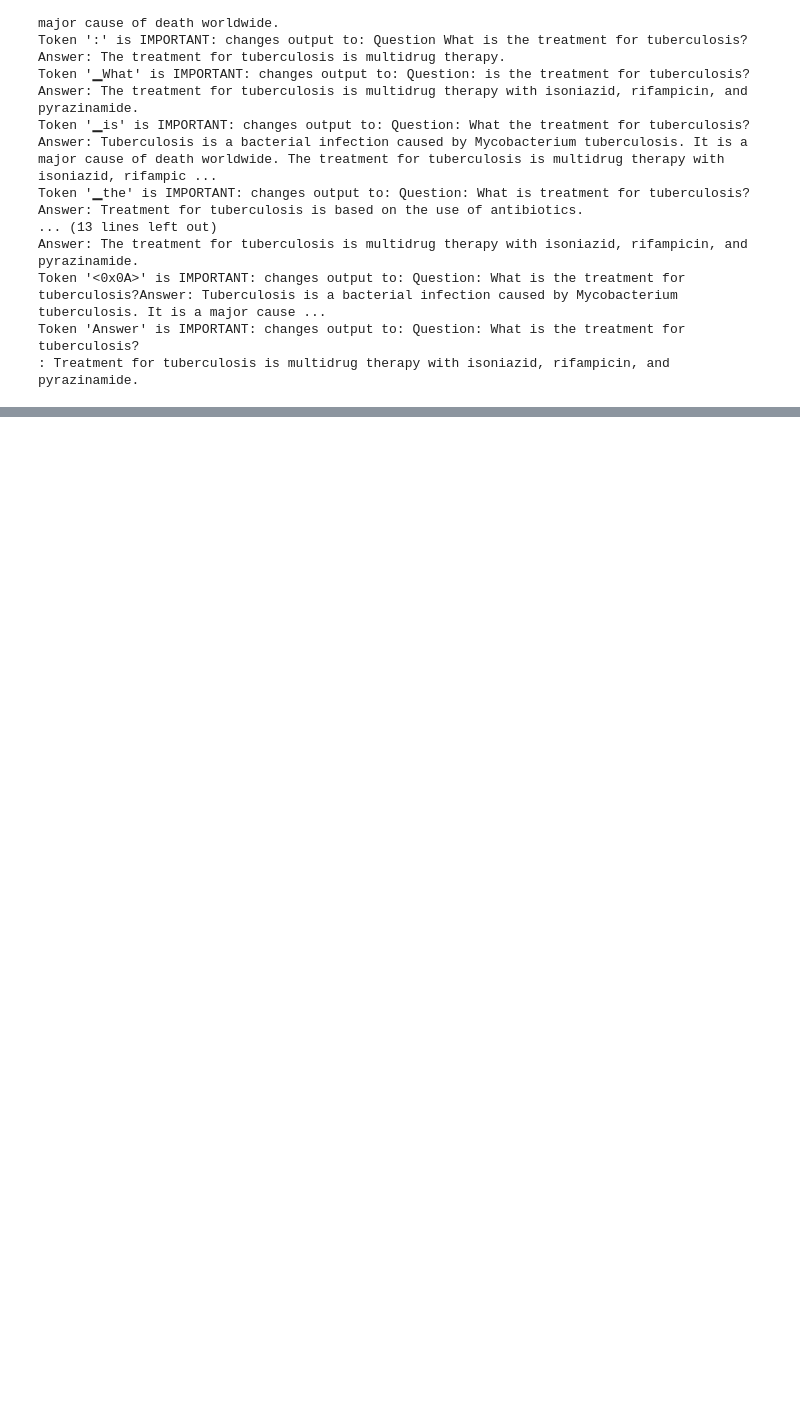
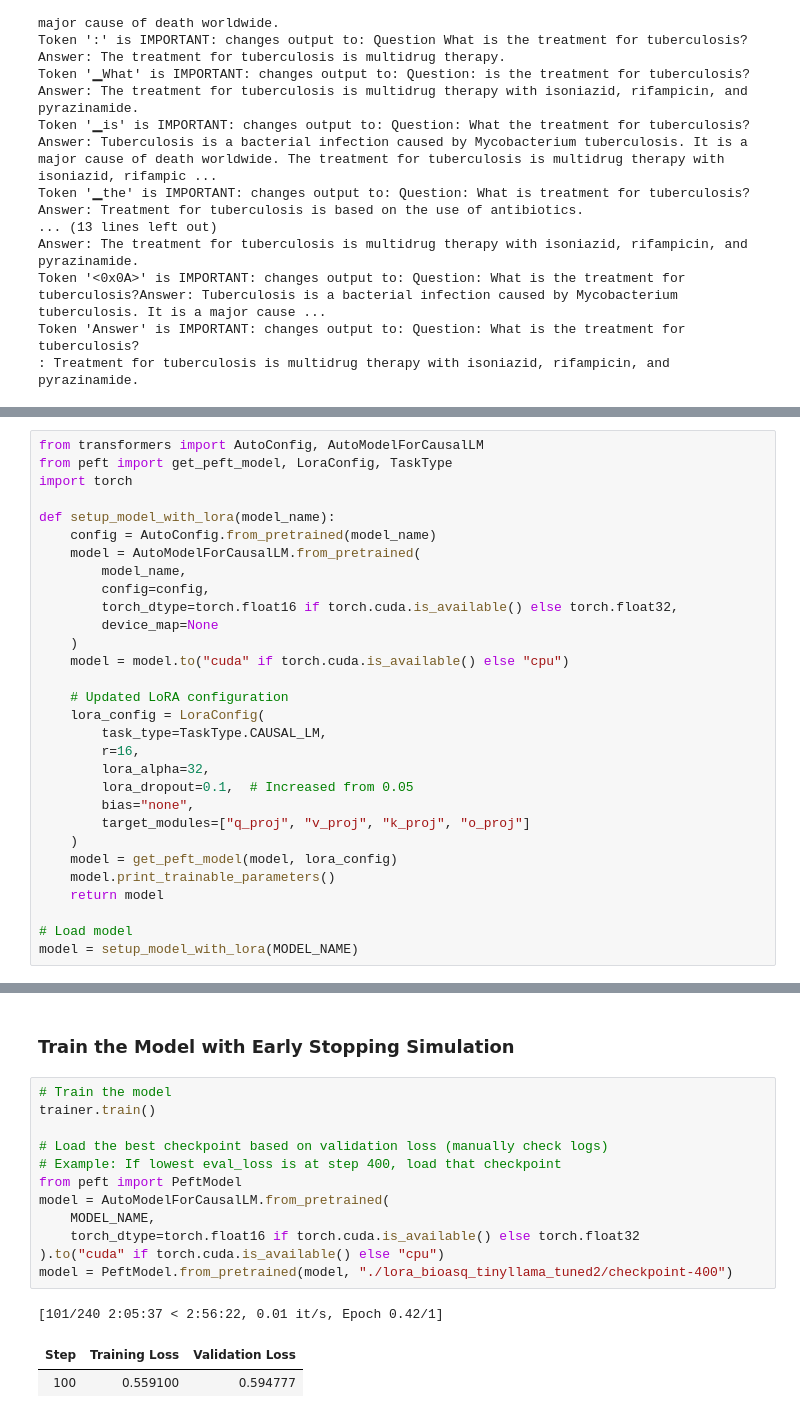
Before and after one commit to LCIT-AISC-T3-S25/Group3, a Jupyter notebook: notebooks/TL_TinyLlama_PEFT_LoRA.ipynb, the cells around one changed output, grey strips where cells are left out. Cells and saved outputs as stored; diff of their text form; blank space fills up the shorter version.

```diff
--- a/notebooks/TL_TinyLlama_PEFT_LoRA.ipynb
+++ b/notebooks/TL_TinyLlama_PEFT_LoRA.ipynb
@@ -342,0 +661,30 @@ Token 'Answer' is IMPORTANT: changes output to: Question: What is the treatment
+# %%
+from transformers import AutoConfig, AutoModelForCausalLM
+from peft import get_peft_model, LoraConfig, TaskType
+import torch
+
+def setup_model_with_lora(model_name):
+    config = AutoConfig.from_pretrained(model_name)
+    model = AutoModelForCausalLM.from_pretrained(
+        model_name,
+        config=config,
+        torch_dtype=torch.float16 if torch.cuda.is_available() else torch.float32,
+        device_map=None
+    )
+    model = model.to("cuda" if torch.cuda.is_available() else "cpu")
+
+    # Updated LoRA configuration
+    lora_config = LoraConfig(
+        task_type=TaskType.CAUSAL_LM,
+        r=16,
+        lora_alpha=32,
+        lora_dropout=0.1,  # Increased from 0.05
+        bias="none",
+        target_modules=["q_proj", "v_proj", "k_proj", "o_proj"]
+    )
+    model = get_peft_model(model, lora_config)
+    model.print_trainable_parameters()
+    return model
+
+# Load model
+model = setup_model_with_lora(MODEL_NAME)
@@ -342,0 +732,18 @@ Token 'Answer' is IMPORTANT: changes output to: Question: What is the treatment
+# %% [markdown]
+### Train the Model with Early Stopping Simulation
+# %%
+# Train the model
+trainer.train()
+
+# Load the best checkpoint based on validation loss (manually check logs)
+# Example: If lowest eval_loss is at step 400, load that checkpoint
+from peft import PeftModel
+model = AutoModelForCausalLM.from_pretrained(
+    MODEL_NAME,
+    torch_dtype=torch.float16 if torch.cuda.is_available() else torch.float32
+).to("cuda" if torch.cuda.is_available() else "cpu")
+model = PeftModel.from_pretrained(model, "./lora_bioasq_tinyllama_tuned2/checkpoint-400")
+# %% [output]
+[101/240 2:05:37 < 2:56:22, 0.01 it/s, Epoch 0.42/1]
+| Step | Training Loss | Validation Loss |
+| 100 | 0.559100 | 0.594777 |
```
Also changed, not shown: parts of 29 cells of this notebook, 1 other file.
